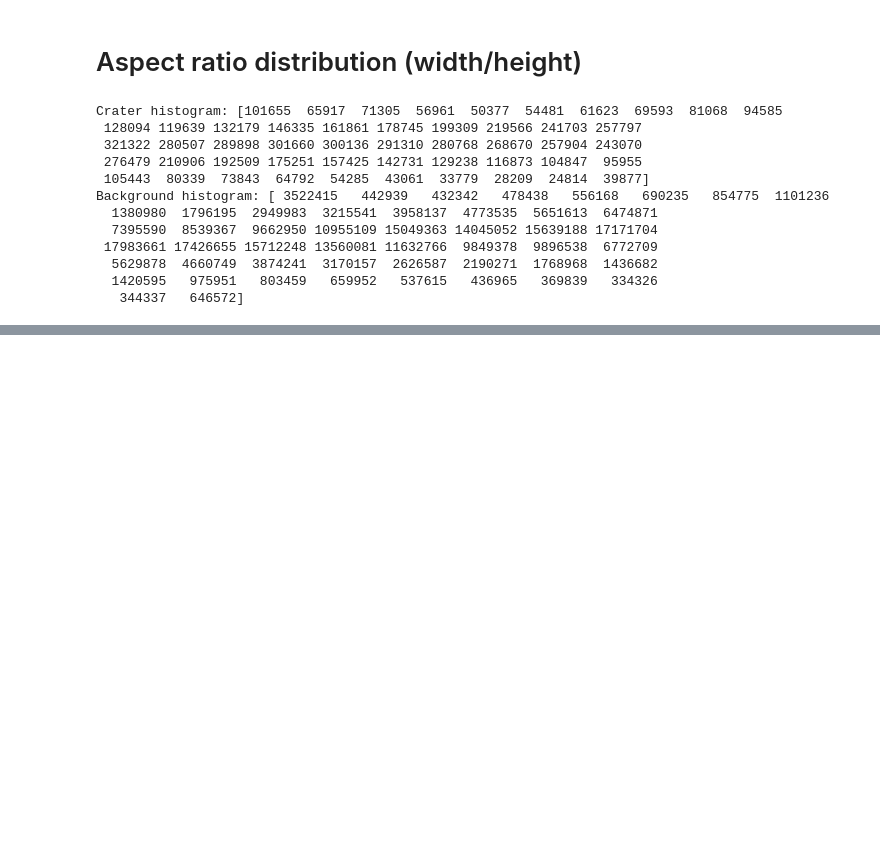
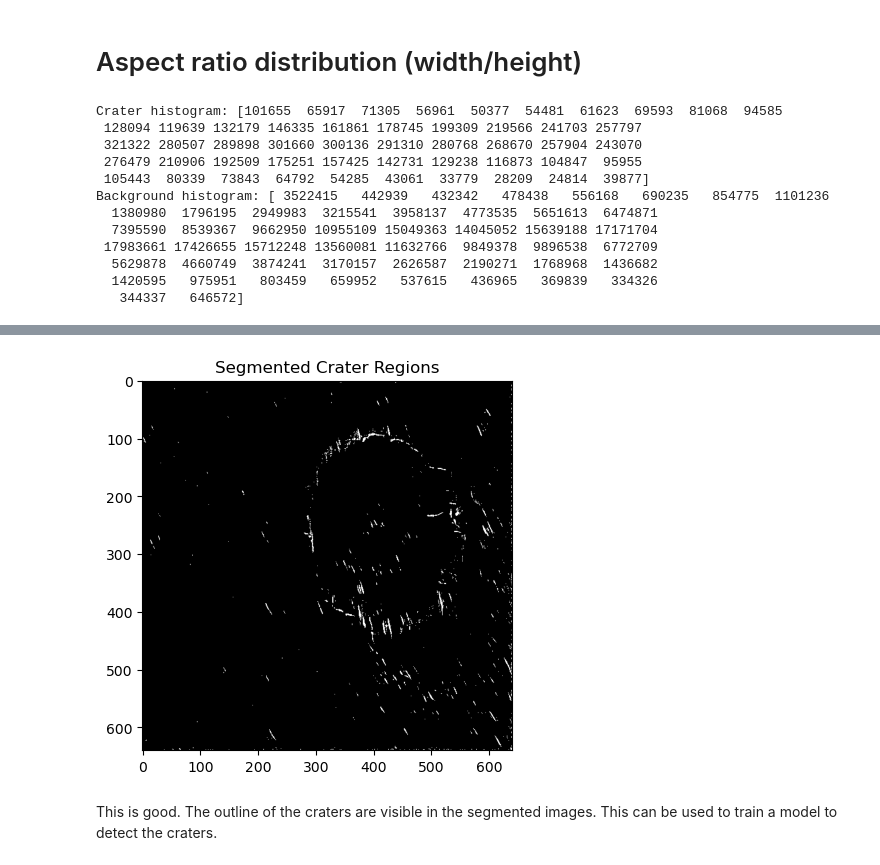
Before and after one commit to Toyakki/ConVNet_scratch, a Jupyter notebook: notebook/EDA.ipynb, the cells around one changed output, grey strips where cells are left out. Saved outputs shown, nothing was run; the diff lists cells and outputs as text; code cells hidden in the pictures; blank space fills up the shorter version.

```diff
--- a/notebook/EDA.ipynb
+++ b/notebook/EDA.ipynb
@@ -223,0 +444,13 @@ fig.show()
+# %%
+# Threshold Reconstruction Error
+threshold = np.percentile(np.concatenate([e.cpu().ravel() for e in reconstruction_errors]), 95)  # Top 5% error
+segmented_images = [error > threshold for error in reconstruction_errors]
+
+# Visualize Segmented Image
+plt.imshow(segmented_images[0].cpu().numpy().transpose(1, 2, 0), cmap="gray")
+plt.title("Segmented Crater Regions")
+plt.show()
+# %% [output]
+[figure, added]
+# %% [markdown]
+This is good. The outline of the craters are visible in the segmented images. This can be used to train a model to detect the craters.
```
Also changed, not shown: parts of 17 cells of this notebook.
